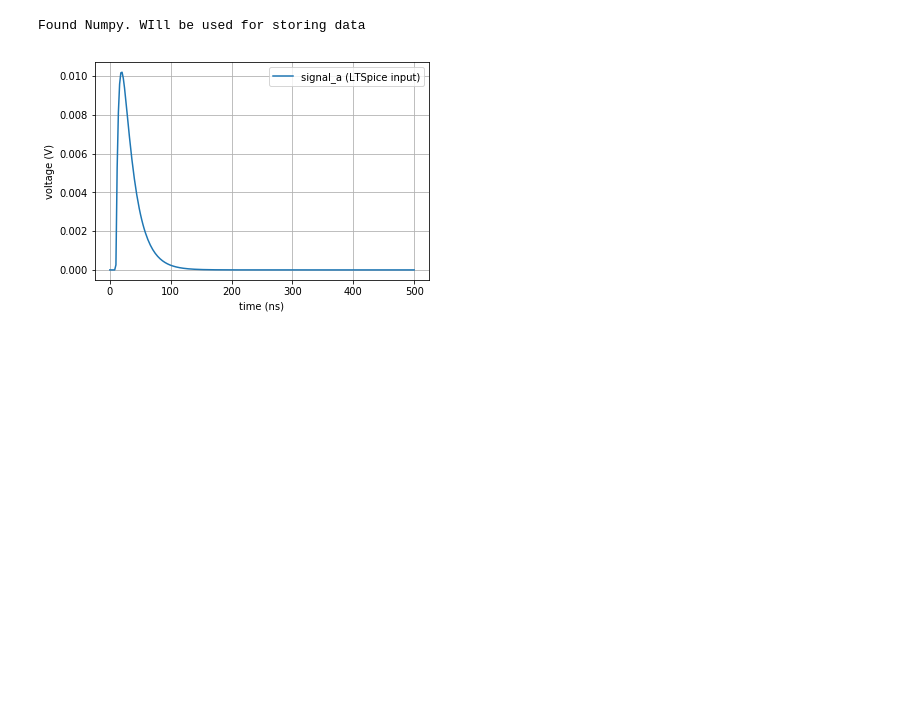
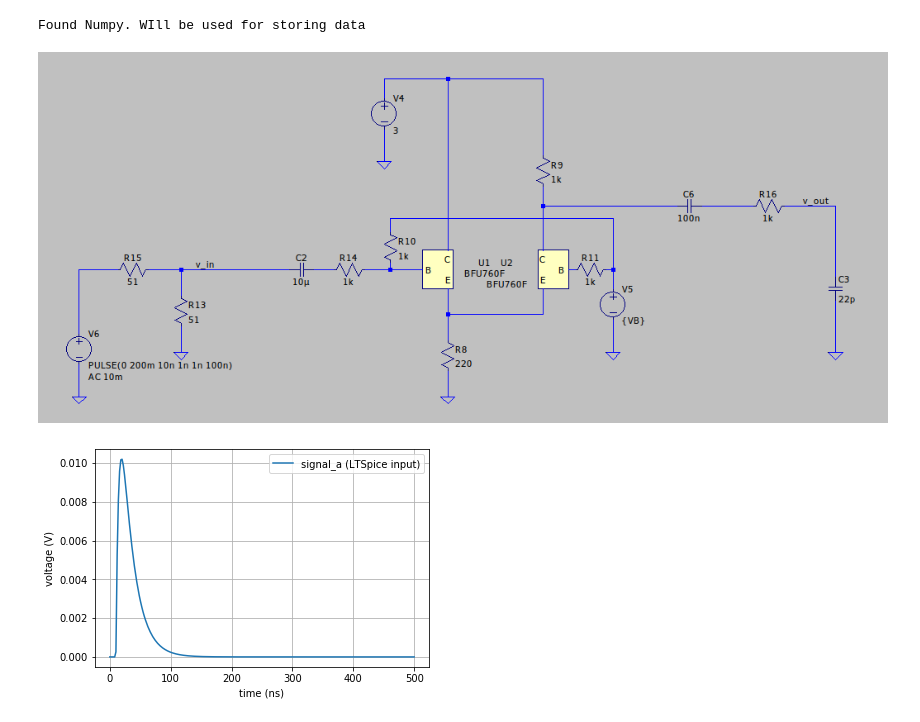
Before and after one commit to acidbourbon/lab_bench, a Jupyter notebook: workdir/jupyter/misc_mw/qfm_vca/crude_vca.ipynb, the cells around one changed output. Cells and saved outputs as stored; diff of their text form; code cells hidden in the pictures; blank space fills up the shorter version.

```diff
--- a/workdir/jupyter/misc_mw/qfm_vca/crude_vca.ipynb
+++ b/workdir/jupyter/misc_mw/qfm_vca/crude_vca.ipynb
@@ -13,6 +13,13 @@ ltspice_command = "wine /LTspiceXVII/XVIIx64.exe -Run -b"
 circuit_file = "spice/vca_01.asc"
 # %% [output]
 Found Numpy. WIll be used for storing data
+# %%
+from IPython.display import Image
+
+with open('./084963429f4e42ebcec8b9a1afe47a36.png','rb') as f:
+    display(Image(data=f.read(), format='png'))
+# %% [output]
+[figure, added]
 # %%
 ##################################################
 ##             generate test signal             ##
```
Also changed, not shown: 2 other files.
